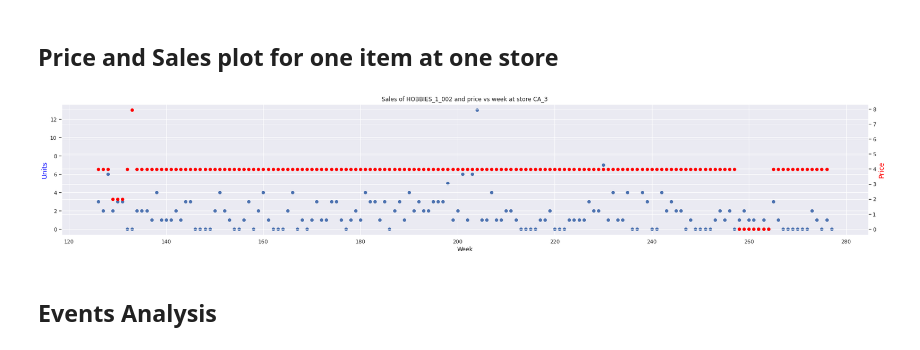
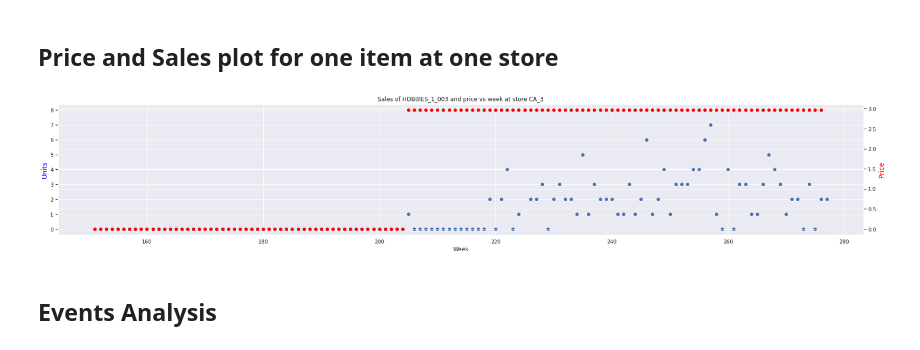
Before and after one commit to Rohan-Agarwal-Developer/walmart-sales-predictions, a Jupyter notebook: visualizations.ipynb, the cells around one changed output. Cells and saved outputs as stored; diff of their text form; code cells hidden in the pictures.

```diff
--- a/visualizations.ipynb
+++ b/visualizations.ipynb
@@ -136,11 +136,16 @@ def sales_in_range(data, r):
             x = np.append(x, i // r + 1)
             y = np.append(y, sum(data[i:i+r]))
     return x, y
+
 def get_sell_plot(rows):
     price_plot_x, price_plot_y = range(1,283), [0] * 282
     for index, row in rows.iterrows():
         yr, wk = int(str(row['wm_yr_wk'])[1:3]), int(str(row['wm_yr_wk'])[3:])
-        price_plot_y[52 * (yr - 11) + wk - 25] = row['sell_price'] + price_plot_y[52 * (yr - 11) + wk - 25]
+        if yr == 11:
+            if wk >= 4:
+                price_plot_y[52 * (yr - 11) + (wk - 4)] = row['sell_price']
+        else:
+            price_plot_y[52 * (yr - 11) + (wk - 4)] = row['sell_price']
     return price_plot_x, price_plot_y
 
 def events_in_range(data, r):
@@ -232,29 +237,29 @@ plt.plot(price_plot_x[20:-10], price_plot_y[20:-10], marker='o')
 ## Price and Sales plot for one item at one store
 # %%
 store_id = 'CA_3'
-item_id = 'HOBBIES_1_002'
-start = 125
+item_id = 'HOBBIES_1_003'
+start = 150
 end = -6
 
 sp_x, sp_y = get_sell_plot(sell_prices[(sell_prices['item_id'] == item_id) & (sell_prices['store_id'] == store_id)])
 items_sold = data[(data['item_id'] == item_id) & (data['store_id'] == store_id)]
 x, y = sales_in_range(items_sold[items_sold.columns[6:]].to_numpy()[0], 7)
 
 fig, ax = plt.subplots()
 fig.set_figheight(5)
 fig.set_figwidth(30)
 
 ax.set_ylabel("Units",color="blue",fontsize=14)
 ax2=ax.twinx()
 
 ax.scatter(x[start:], y[start:])
 ax2.scatter(sp_x[start:end], sp_y[start:end], color='red')
 ax2.set_ylabel("Price",color="red",fontsize=14)
 ax.set_xlabel('Week')
 ax.set_title(f'Sales of {item_id} and price vs week at store {store_id}')
 plt.show()
 # %% [output]
-[figure, old version]
+[figure, new version]
 # %% [markdown]
 ## Events Analysis
 # %%
```
Also changed, not shown: parts of 4 cells of this notebook, 2 other files.
